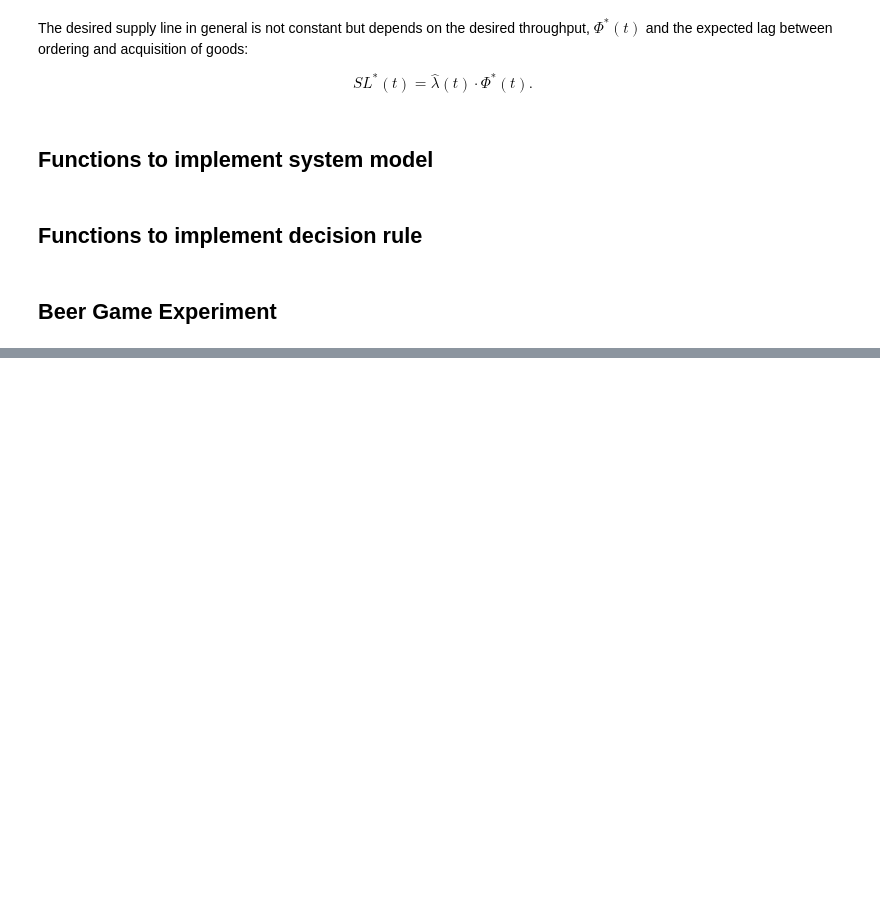
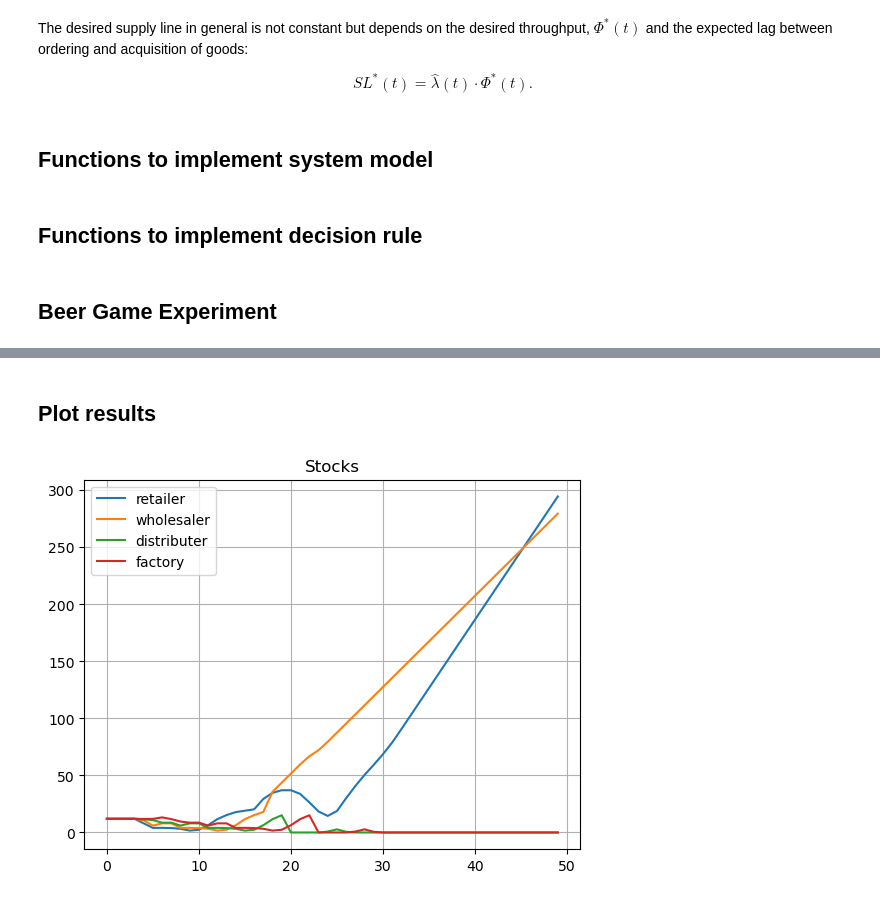
Before and after one commit to billtubbs/prod-inv-control, a Jupyter notebook: beer-game-1989/Sterman-1989-beer-game-functions.ipynb, the cells around one changed output, grey strips where cells are left out. Saved outputs shown, nothing was run; the diff lists cells and outputs as text; code cells hidden in the pictures; blank space fills up the shorter version.

Commit message:
Beer game simulation run

```diff
--- a/beer-game-1989/Sterman-1989-beer-game-functions.ipynb
+++ b/beer-game-1989/Sterman-1989-beer-game-functions.ipynb
@@ -162,0 +349,32 @@ assert calc_adjustment_for_stock_t(12, 10, 0.5) == -1
+# %%
+game_params = {
+    'retailer': {
+        'holding_cost': 0.5,
+        'stock_out_cost': 1.0,
+        'initial_unfilled_orders': 0,
+        'initial_stock': 12,
+        'initial_supply_line': [4, 4]
+    },
+    'wholesaler': {
+        'holding_cost': 0.5,
+        'stock_out_cost': 1.0,
+        'initial_unfilled_orders': 0,
+        'initial_stock': 12,
+        'initial_supply_line': [4, 4]
+    },
+    'distributer': {
+        'holding_cost': 0.5,
+        'stock_out_cost': 1.0,
+        'initial_unfilled_orders': 0,
+        'initial_stock': 12,
+        'initial_supply_line': [4, 4]
+    },
+    'factory': {
+        'holding_cost': 0.5,
+        'stock_out_cost': 1.0,
+        'initial_unfilled_orders': 0,
+        'initial_stock': 12,
+        'initial_supply_line': [4, 4]
+    }
+}
+customer_demand = [4]*4 + [8]*46
@@ -162,0 +565,6 @@ assert calc_adjustment_for_stock_t(12, 10, 0.5) == -1
+# %%
+import pandas as pd
+import matplotlib.pyplot as plt
+
+sim_results = pd.concat([pd.DataFrame.from_records(data) for data in sim_out.values()], axis=1, keys=sim_out.keys())
+sim_results.round(2)
@@ -162,0 +590,10 @@ assert calc_adjustment_for_stock_t(12, 10, 0.5) == -1
+# %% [markdown]
+## Plot results
+# %%
+group = 'Stocks'
+sim_results[group].plot()
+plt.grid()
+plt.title(group)
+plt.show()
+# %% [output]
+[figure, added]
```
Also changed, not shown: parts of 24 cells of this notebook.
